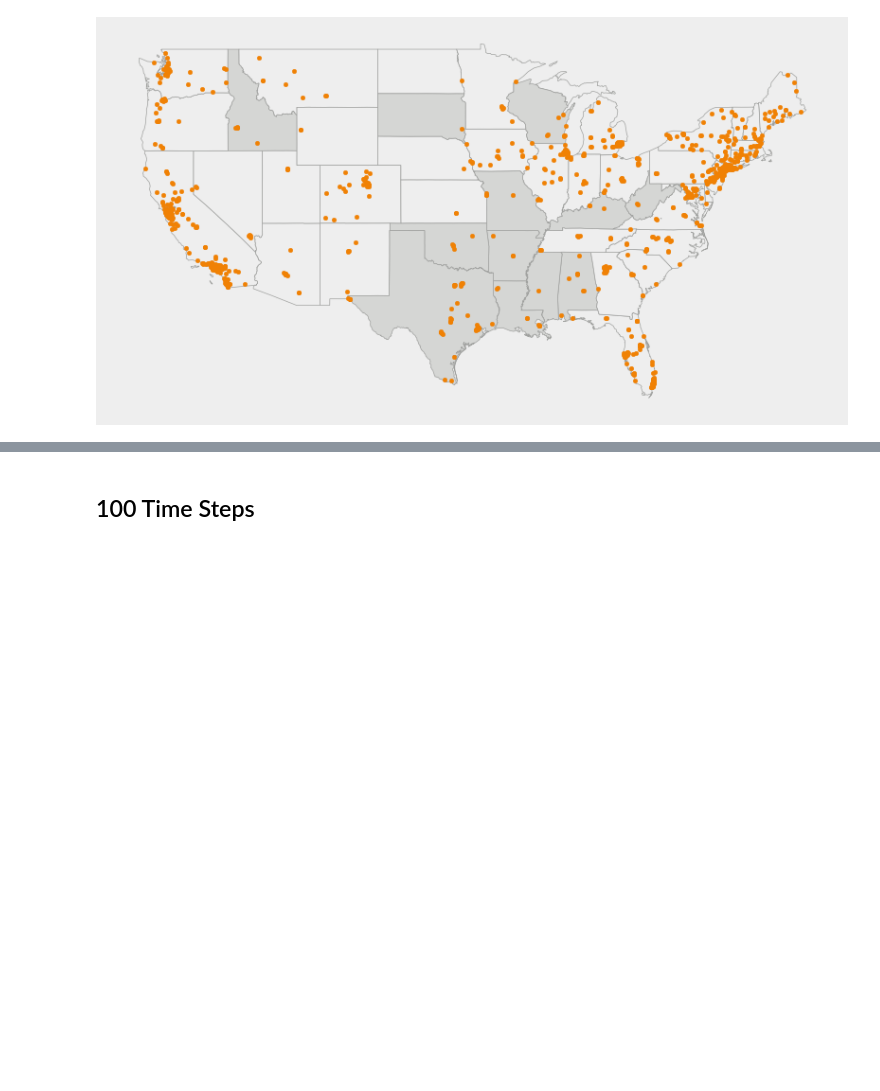
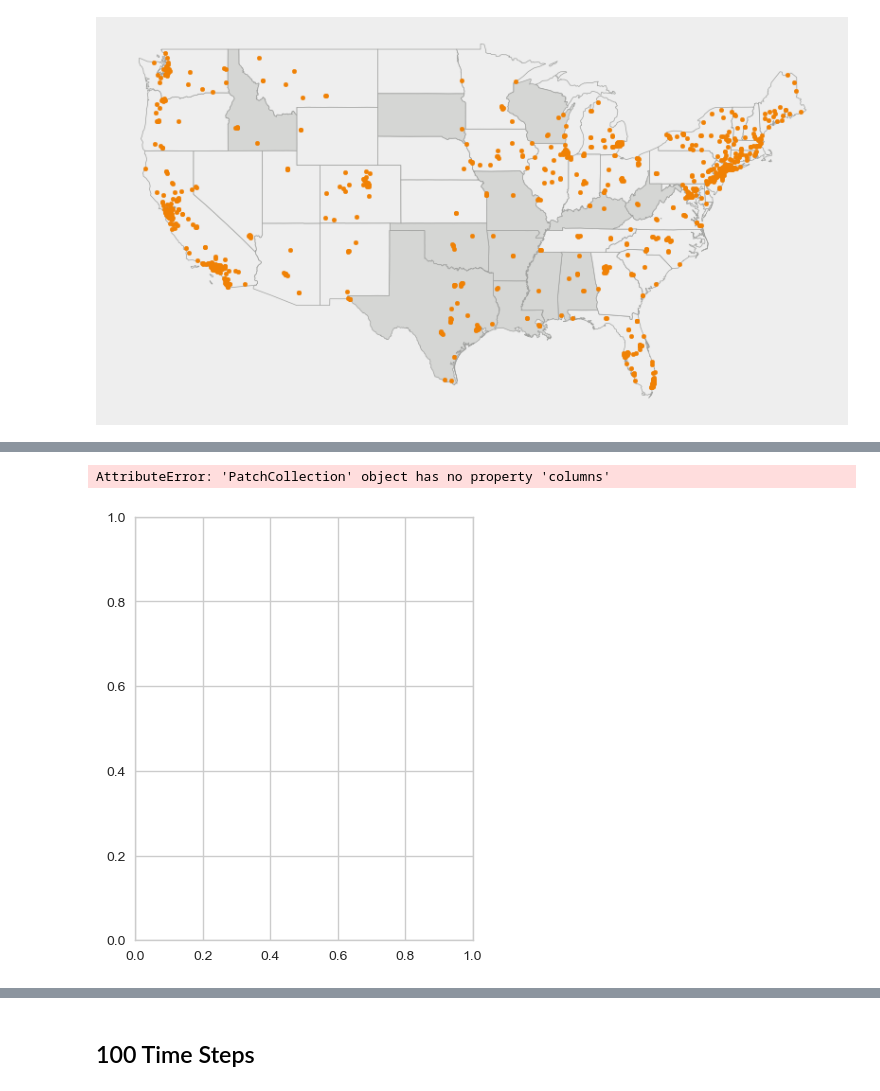
Before and after one commit to WillHWThompson/MOCSFacilityPlacement, a Jupyter notebook: viz_ind_results.ipynb, the cells around one changed output, grey strips where cells are left out. Cells and saved outputs as stored; diff of their text form; code cells hidden in the pictures; blank space fills up the shorter version.

```diff
--- a/viz_ind_results.ipynb
+++ b/viz_ind_results.ipynb
@@ -147,0 +170,5 @@ plt.savefig("plots/abortion_facility_locs_with_pop.svg")
+# %%
+df_merged.plot(columns = 'pop_')
+# %% [output]
+AttributeError: 'PatchCollection' object has no property 'columns'
+[figure, added]
```
Also changed, not shown: parts of 37 cells of this notebook.
